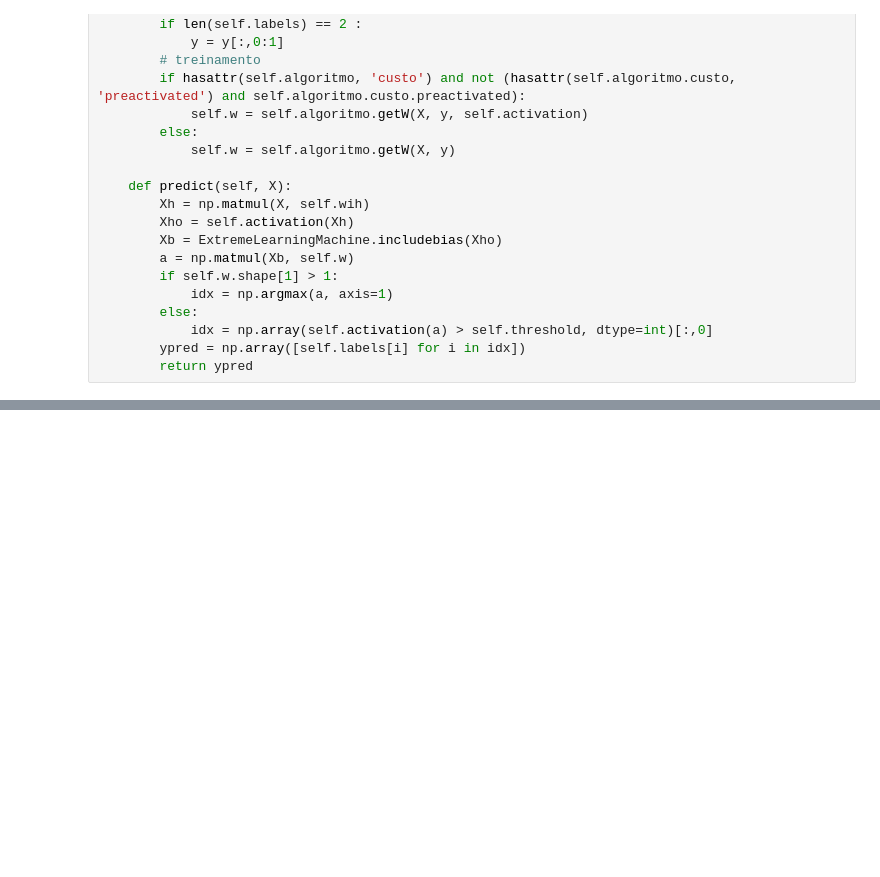
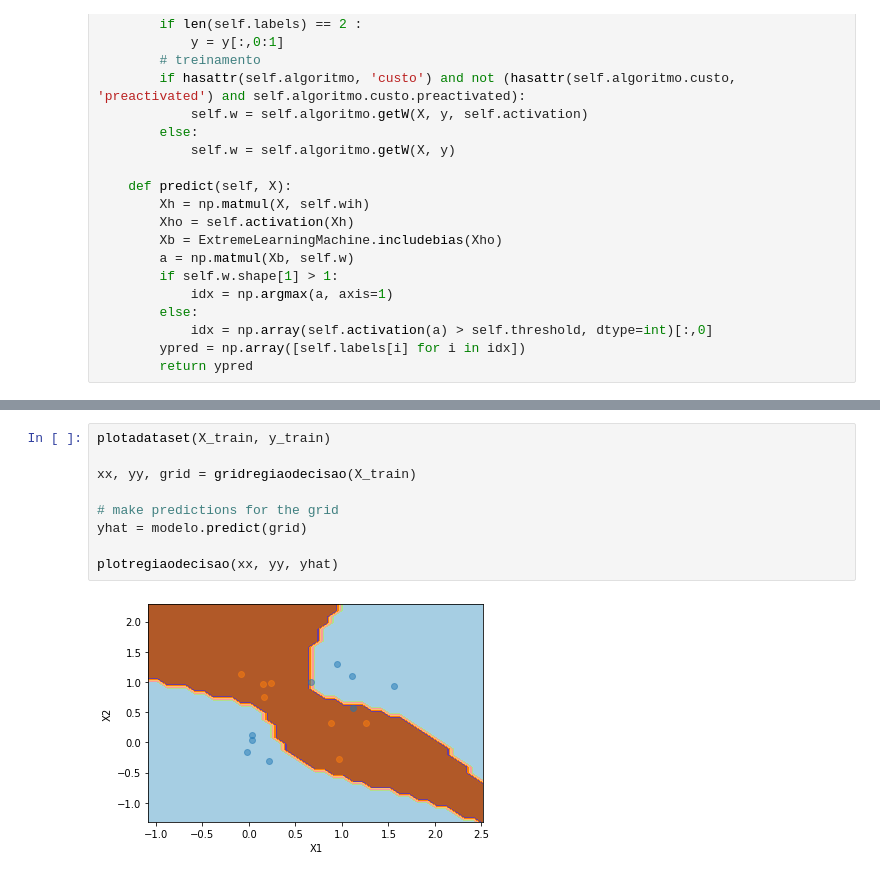
Before and after one commit to leandrolustosa/renear, a Jupyter notebook: elm/elm_train_test.ipynb, the cells around one changed output, grey strips where cells are left out. Saved outputs shown, nothing was run; the diff lists cells and outputs as text; blank space fills up the shorter version.

```diff
--- a/elm/elm_train_test.ipynb
+++ b/elm/elm_train_test.ipynb
@@ -213,3 +213,14 @@ print(sum(y_test == ypred)/len(y_test))
+# %%
+plotadataset(X_train, y_train)
+
+xx, yy, grid = gridregiaodecisao(X_train)
+
+# make predictions for the grid
+yhat = modelo.predict(grid)
+
+plotregiaodecisao(xx, yy, yhat)
+# %% [output]
+[figure, added]
 # %%
 plotadataset(X_test, y_test)
 
```
Also changed, not shown: parts of 5 cells of this notebook.
